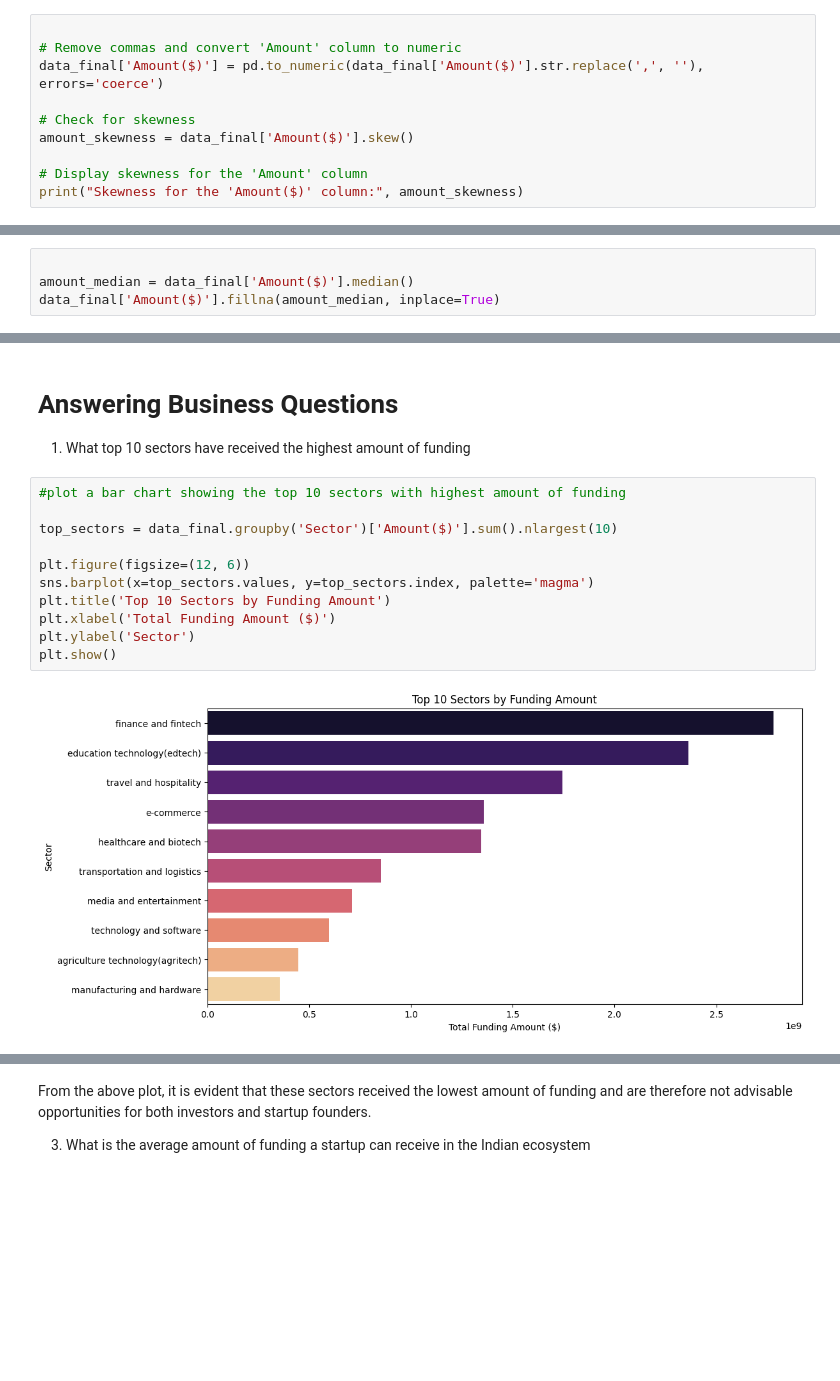
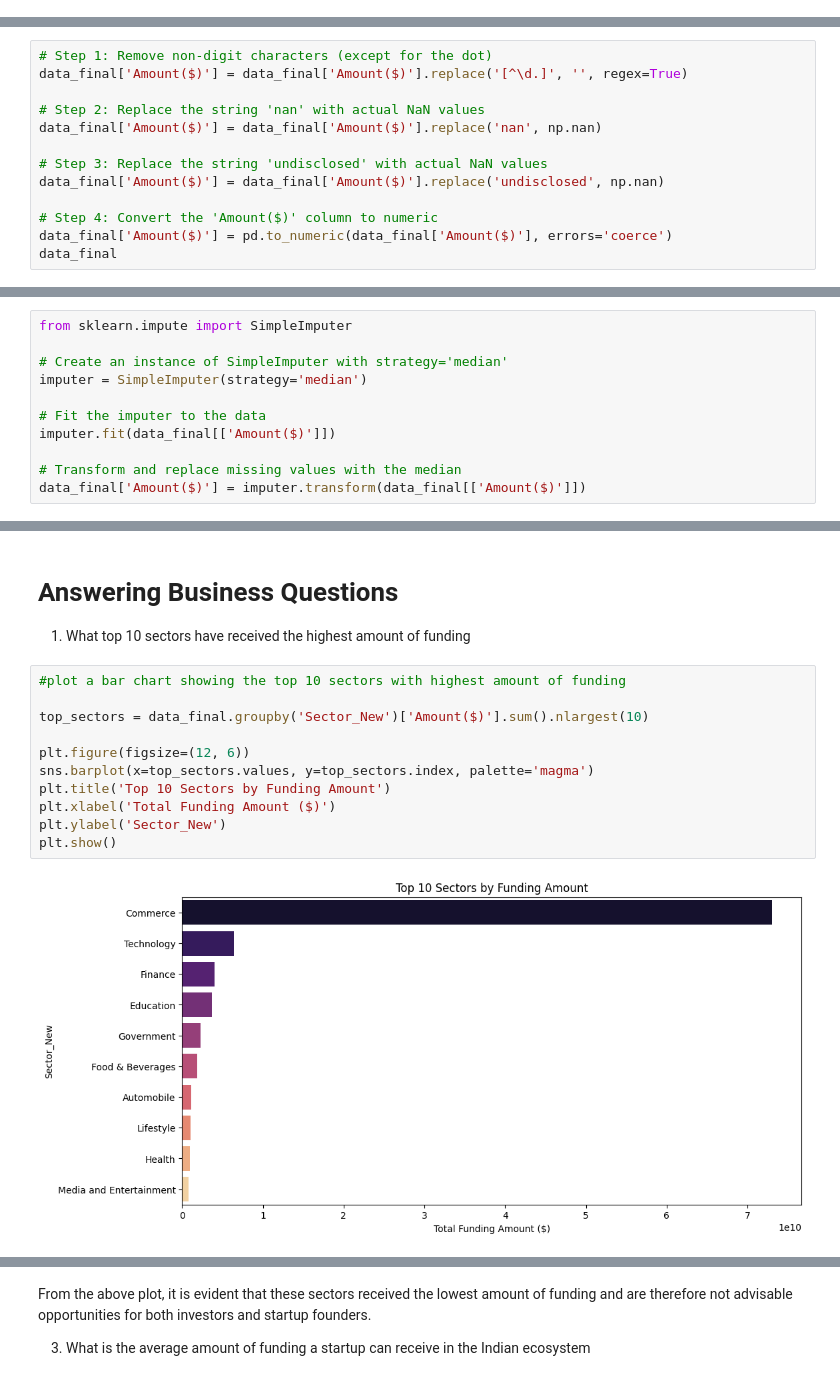
Before and after one commit to RichieRichMoC/LP1ProjectAzubi, a Jupyter notebook: LP1 Project.ipynb, the cells around one changed output, grey strips where cells are left out. Cells and saved outputs as stored; diff of their text form; blank space fills up the shorter version.

```diff
--- a/LP1 Project.ipynb
+++ b/LP1 Project.ipynb
@@ -1280,12 +1284,2 @@ dtype: int64
 # %% [markdown]
 Handling missing values
-# %%
-
-# Remove commas and convert 'Amount' column to numeric
-data_final['Amount($)'] = pd.to_numeric(data_final['Amount($)'].str.replace(',', ''), errors='coerce')
-
-# Check for skewness
-amount_skewness = data_final['Amount($)'].skew()
-
-# Display skewness for the 'Amount' column
-print("Skewness for the 'Amount($)' column:", amount_skewness)
@@ -1294,6 +1310,2 @@ Skewness for the 'Amount($)' column: 4.327377757827879
 # %% [markdown]
 A skewness value of 4.3274 indicates that the distribution is highly positively skewed. Positive skewness means that the right tail of the distribution is longer or fatter than the left tail, and the majority of the data points are concentrated on the left side. This practically means that  there are extreme values or outliers on the right side of the distribution, pulling the mean and the tail in that direction. Filling null values with the median is the best option in this case.
-# %%
-
-amount_median = data_final['Amount($)'].median()
-data_final['Amount($)'].fillna(amount_median, inplace=True)
@@ -1299,0 +1331,13 @@ data_final['Amount($)'].fillna(amount_median, inplace=True)
+# %%
+# Step 1: Remove non-digit characters (except for the dot)
+data_final['Amount($)'] = data_final['Amount($)'].replace('[^\d.]', '', regex=True)
+
+# Step 2: Replace the string 'nan' with actual NaN values
+data_final['Amount($)'] = data_final['Amount($)'].replace('nan', np.nan)
+
+# Step 3: Replace the string 'undisclosed' with actual NaN values
+data_final['Amount($)'] = data_final['Amount($)'].replace('undisclosed', np.nan)
+
+# Step 4: Convert the 'Amount($)' column to numeric
+data_final['Amount($)'] = pd.to_numeric(data_final['Amount($)'], errors='coerce')
+data_final
@@ -1299,0 +1364,11 @@ data_final['Amount($)'].fillna(amount_median, inplace=True)
+# %%
+from sklearn.impute import SimpleImputer
+
+# Create an instance of SimpleImputer with strategy='median'
+imputer = SimpleImputer(strategy='median')
+
+# Fit the imputer to the data
+imputer.fit(data_final[['Amount($)']])
+
+# Transform and replace missing values with the median
+data_final['Amount($)'] = imputer.transform(data_final[['Amount($)']])
@@ -1363,14 +1478,14 @@ Name: Stage, dtype: object
 # %%
 #plot a bar chart showing the top 10 sectors with highest amount of funding
 
-top_sectors = data_final.groupby('Sector')['Amount($)'].sum().nlargest(10)
+top_sectors = data_final.groupby('Sector_New')['Amount($)'].sum().nlargest(10)
 
 plt.figure(figsize=(12, 6))
 sns.barplot(x=top_sectors.values, y=top_sectors.index, palette='magma')
 plt.title('Top 10 Sectors by Funding Amount')
 plt.xlabel('Total Funding Amount ($)')
-plt.ylabel('Sector')
+plt.ylabel('Sector_New')
 plt.show()
 # %% [output]
-[figure, old version]
+[figure, new version]
 # %% [markdown]
```
Also changed, not shown: parts of 74 cells of this notebook.
